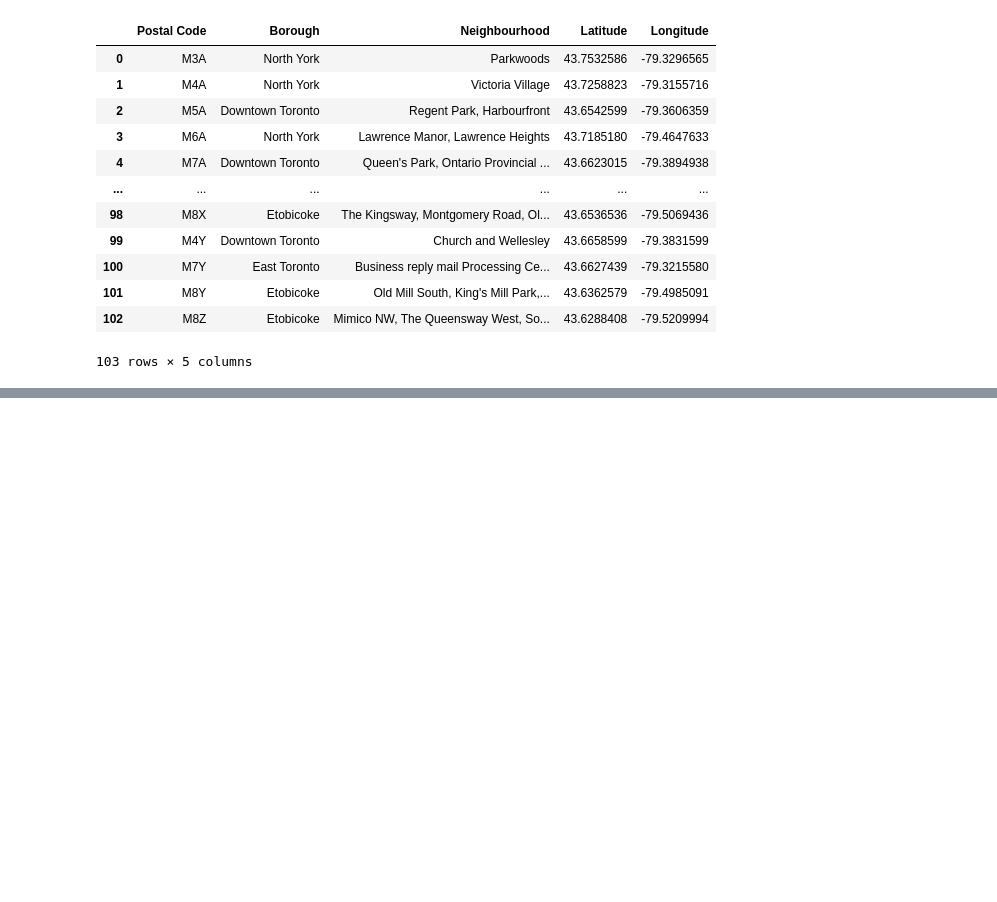
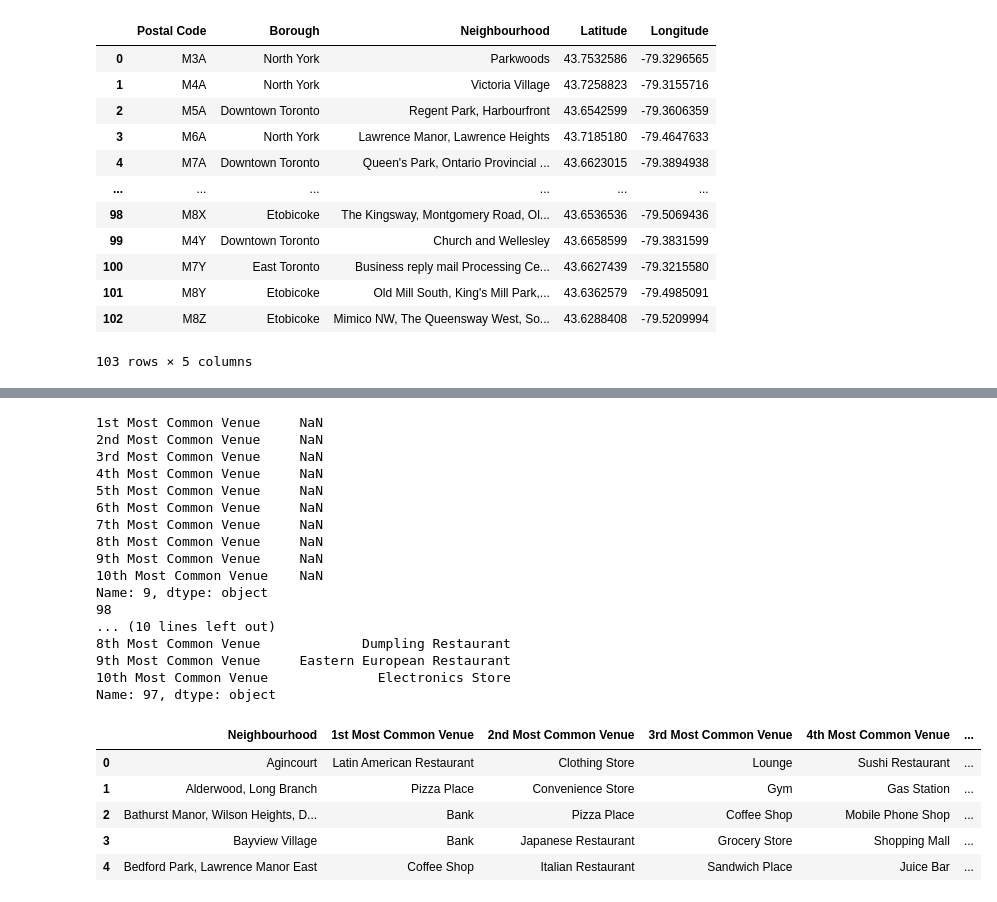
Before and after one commit to MisterCarter/Coursera_Capstone, a Jupyter notebook: Scripts/Foursquare/BoN.ipynb, the cells around one changed output, grey strips where cells are left out. Drawn from its saved outputs; the diff is of its cells as text; code cells hidden in the pictures; blank space fills up the shorter version.

```diff
--- a/Scripts/Foursquare/BoN.ipynb
+++ b/Scripts/Foursquare/BoN.ipynb
@@ -148,0 +412,14 @@ df ### CLEAN DATAFRAME WITH EVERYTHING AS ASKED
+# %%
+num_top_venues = 5   ####PRINTING OUT MOST COMMON VENUES (HIGEHST AMOUNT OF A PARTICULAR VENUE) PER NEIGHBOURHOOD (NOT THE MOST POPULAR BUT THE MOST COMMON)
+###NOTICE ITS FREQ OF VENUE PER NEIHGBOURHOOD
+
+for hood in tor_grouped['Neighbourhood']:
+    print("----"+hood+"----")
+    temp = tor_grouped[tor_grouped['Neighbourhood'] == hood].T.reset_index()
+    print('temp:',temp)
+    temp.columns = ['venue','freq']
+    temp = temp.iloc[1:]
+    temp['freq'] = temp['freq'].astype(float)
+    temp = temp.round({'freq': 2})
+    #print(temp.sort_values('freq', ascending=False).reset_index(drop=True).head(num_top_venues))
+    #print('\n')
@@ -148,0 +444,58 @@ df ### CLEAN DATAFRAME WITH EVERYTHING AS ASKED
+# %%
+def return_most_common_venues(row, num_top_venues):
+    row_categories = row.iloc[1:]
+    row_categories_sorted = row_categories.sort_values(ascending=False)
+
+    return row_categories_sorted.index.values[0:num_top_venues]
+# %%
+num_top_venues = 10
+
+indicators = ['st', 'nd', 'rd']
+
+# create columns according to number of top venues
+columns = ['Neighbourhood']
+for ind in np.arange(num_top_venues):
+    try:   #ind(st), ind(nd) ..... where ind is 1,2,3....
+        columns.append('{}{} Most Common Venue'.format(ind+1, indicators[ind]))## try: USES indicators list. when it iterates through the entire list it goes TO EXCEPT
+    except: #from ind = 4 onwards: 4th, 5th, (ind)th........
+        columns.append('{}th Most Common Venue'.format(ind+1))### except: ONCE THE LIST IS EXHAUSTED IT CONTINUES WITH THIS CONDITION
+
+# create a new dataframe
+tor_venues_sorted = pd.DataFrame(columns=columns)
+tor_venues_sorted['Neighbourhood'] = tor_grouped['Neighbourhood']
+
+print(tor_venues_sorted.iloc[ind, 1:])
+print((tor_grouped.shape[0]))
+print(return_most_common_venues(tor_grouped.iloc[ind, :], num_top_venues))
+
+for ind in np.arange(tor_grouped.shape[0]):
+    tor_venues_sorted.iloc[ind, 1:] = return_most_common_venues(tor_grouped.iloc[ind, :], num_top_venues)  #SETS ROW OF SORTED DF EUQAL TO THE OUTPUT OF THE RETUN_MOST_COMMON_VENUES FN
+
+
+print(tor_venues_sorted.iloc[ind, 1:]) ### ind=97 because we have iterated thru entire loop
+
+tor_venues_sorted.head()
+# %% [output]
+1st Most Common Venue     NaN
+2nd Most Common Venue     NaN
+3rd Most Common Venue     NaN
+4th Most Common Venue     NaN
+5th Most Common Venue     NaN
+6th Most Common Venue     NaN
+7th Most Common Venue     NaN
+8th Most Common Venue     NaN
+9th Most Common Venue     NaN
+10th Most Common Venue    NaN
+Name: 9, dtype: object
+98
+... (10 lines left out)
+8th Most Common Venue             Dumpling Restaurant
+9th Most Common Venue     Eastern European Restaurant
+10th Most Common Venue              Electronics Store
+Name: 97, dtype: object
+|  | Neighbourhood | 1st Most Common Venue | 2nd Most Common Venue | 3rd Most Common Venue | 4th Most Common Venue | ... |
+| 0 | Agincourt | Latin American Restaurant | Clothing Store | Lounge | Sushi Restaurant | ... |
+| 1 | Alderwood, Long Branch | Pizza Place | Convenience Store | Gym | Gas Station | ... |
+| 2 | Bathurst Manor, Wilson Heights, D... | Bank | Pizza Place | Coffee Shop | Mobile Phone Shop | ... |
+| 3 | Bayview Village | Bank | Japanese Restaurant | Grocery Store | Shopping Mall | ... |
+| 4 | Bedford Park, Lawrence Manor East | Coffee Shop | Italian Restaurant | Sandwich Place | Juice Bar | ... |
```
Also changed, not shown: parts of 26 cells of this notebook.
